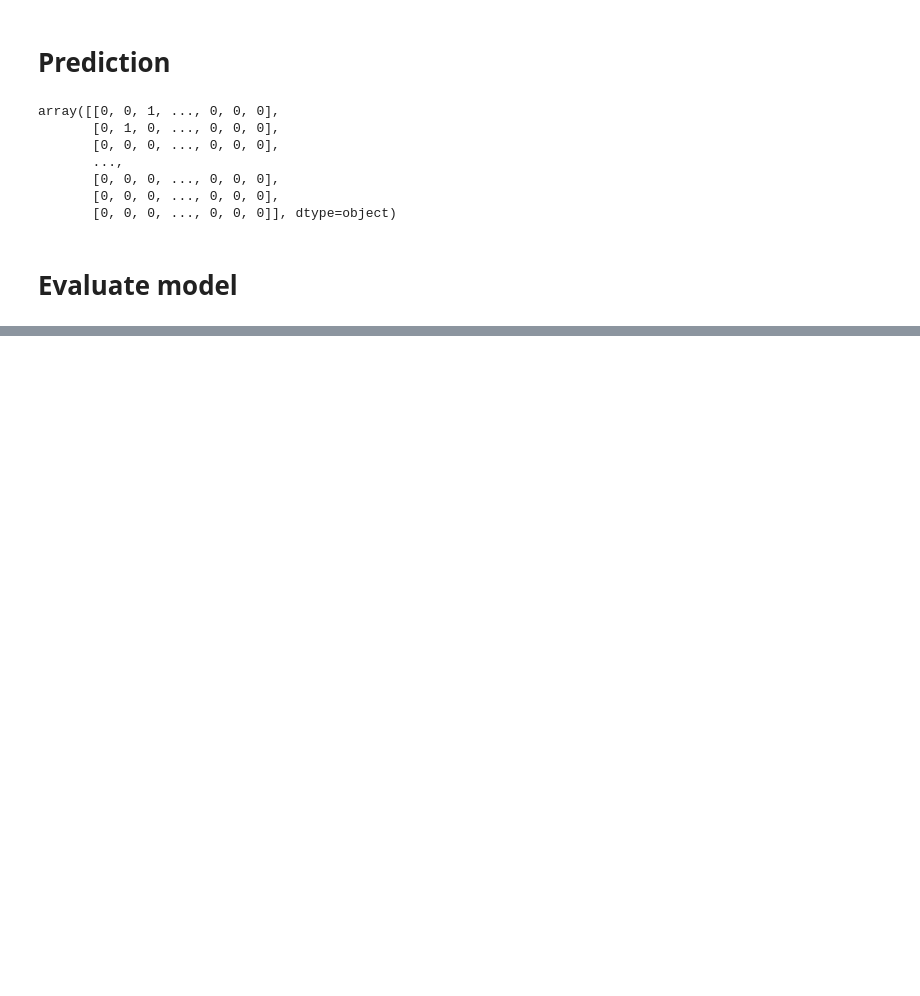
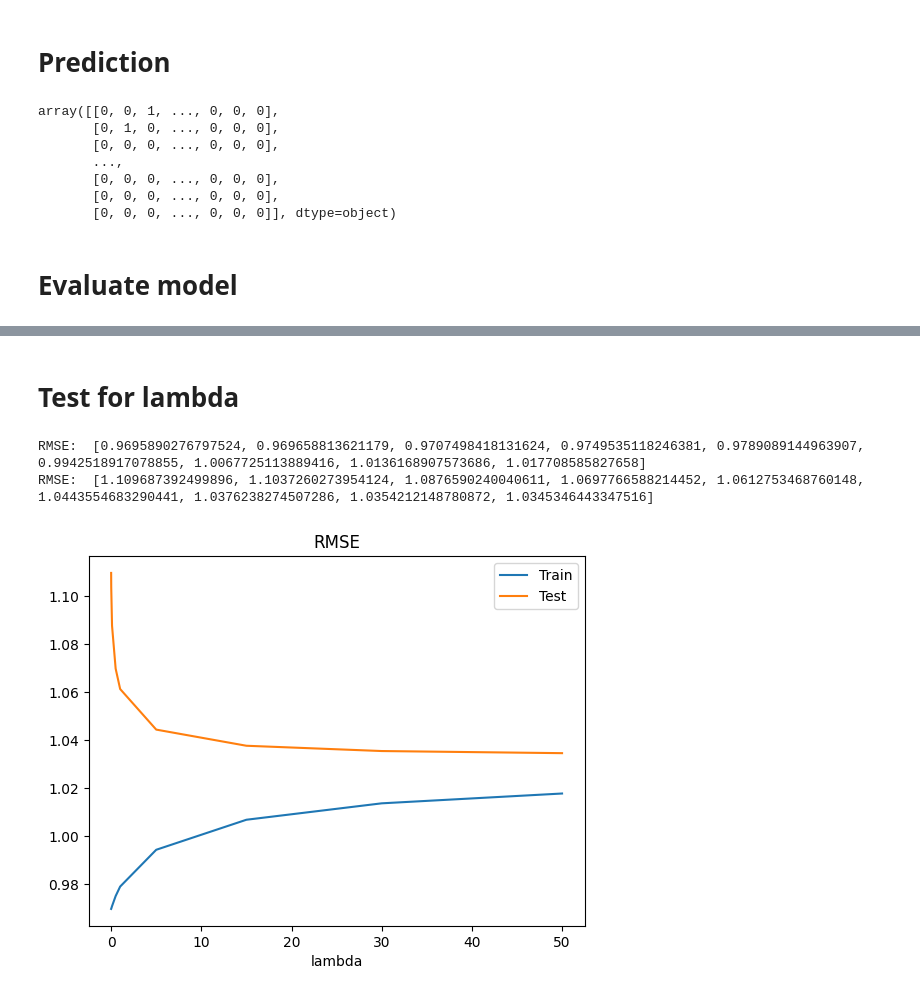
Before and after one commit to datht4889/MovieRecommender, a Jupyter notebook: src/Content_based.ipynb, the cells around one changed output, grey strips where cells are left out. Drawn from its saved outputs; the diff is of its cells as text; code cells hidden in the pictures; blank space fills up the shorter version.

```diff
--- a/src/Content_based.ipynb
+++ b/src/Content_based.ipynb
@@ -39,7 +40,7 @@ array([[        1,      1193,         5, 978300760],
        [     6040,      1096,         4, 956715648],
        [     6040,      1097,         4, 956715569]])
 # %%
-mean = np.array([np.mean(ratings[:,2][ratings[:,0]==1]) for i in range(n_users)])
+mean = np.array([np.nanmean(rate_train[:,2][np.argwhere(rate_train[:,0]==i+1)]) for i in range(n_users)])
 # %%
 # Reading movies file
 i_cols = ['movie id', 'movie title', 'genres']
@@ -138,14 +127,11 @@ RMSE for test    : 1.1040514088605575
 # %%
-def MAE(Yhat, rates):
+def MAE(Y, rates):
     se = 0
     cnt = 0
     for n in range(n_users):
         ids, scores_truth = get_items_rated_by_user(rates, n)
-        scores_pred = Yhat[ids, n]
+        scores_pred = Y[ids, n]
         e = abs(scores_truth - scores_pred )
         se += e.sum(axis = 0)
         cnt += e.size
     return math.sqrt(se/cnt)
-
-print('MAE for training:', MAE(Yhat, rate_train))
-print('MAE for test    :', MAE(Yhat, rate_test))
@@ -182,0 +241,39 @@ NDCG         : 0.9999999999999997
+# %% [markdown]
+# Test for lambda
+# %%
+rmse_train = []
+rmse_test =[]
+mae_train=[]
+mae_test=[]
+precision=[]
+recall=[]
+f1=[]
+iteration_list = [0.001, 0.01, 0.1, 0.5, 1, 5, 15, 30, 50]
+
+for a in iteration_list:
+    Yhat = predict(a)
+    rmse_train.append(RMSE(Yhat, rate_train))
+    rmse_test.append(RMSE(Yhat, rate_test))
+    mae_train.append(MAE(Yhat, rate_train))
+    mae_test.append(MAE(Yhat, rate_test))
+    metric = metrics(Yhat)
+    precision.append(metric[0])
+    recall.append(metric[1])
+    f1.append(metric[2])
+    ndcg.append(NDCG(Yhat,10000))
+# %%
+import matplotlib.pyplot as plt
+from importlib import reload
+print("RMSE: ",rmse_train)
+print("RMSE: ",rmse_test)
+plt=reload(plt)
+plt.plot(iteration_list, rmse_train, label = 'Train')
+plt.plot(iteration_list, rmse_test, label = 'Test')
+plt.xlabel('lambda')
+plt.title('RMSE')
+plt.legend()
+plt.show()
+# %% [output]
+RMSE:  [0.9695890276797524, 0.969658813621179, 0.9707498418131624, 0.9749535118246381, 0.9789089144963907, 0.9942518917078855, 1.0067725113889416, 1.0136168907573686, 1.017708585827658]
+RMSE:  [1.109687392499896, 1.1037260273954124, 1.0876590240040611, 1.0697766588214452, 1.0612753468760148, 1.0443554683290441, 1.0376238274507286, 1.0354212148780872, 1.0345346443347516]
+[figure, added]
```
Also changed, not shown: parts of 18 cells of this notebook, 4 other files.
